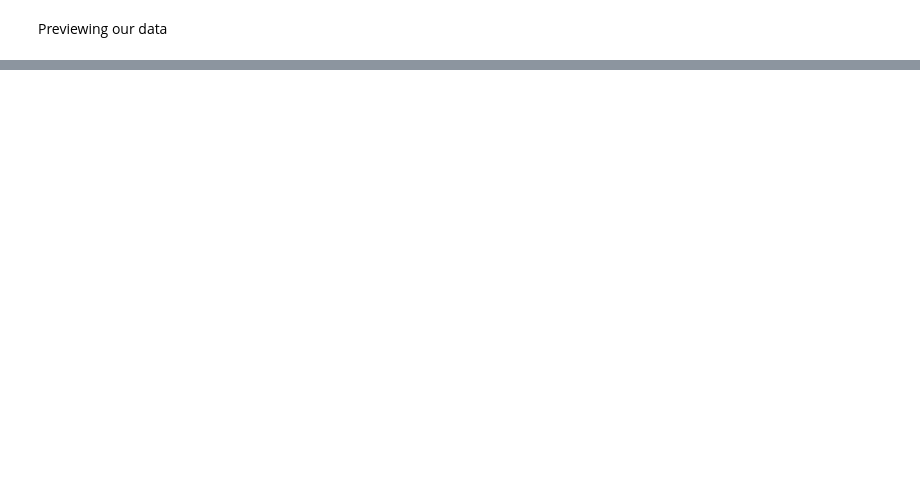
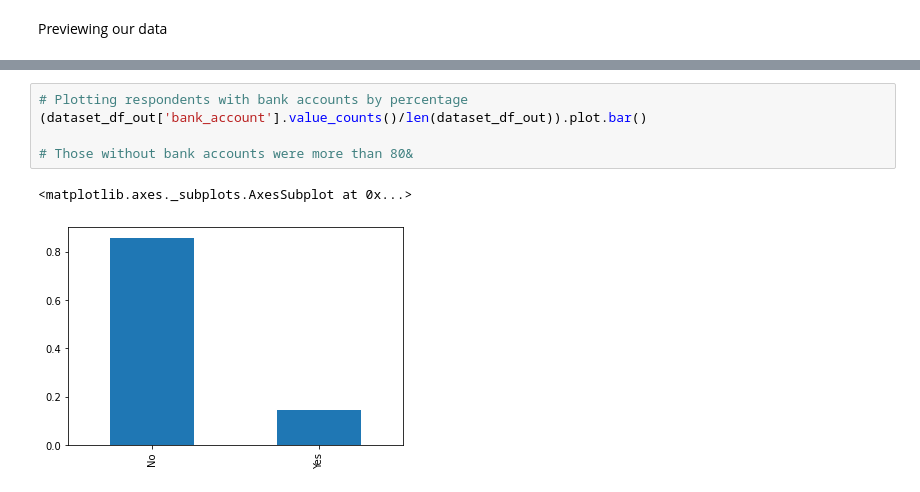
Before and after one commit to Askoye/Financial-Inclusion-Project, a Jupyter notebook: Python_Notebook_Solution_Moringa_Data_Science_Core_W2_Ted_Askoye_Independent_Project_2020_06.ipynb, the cells around one changed output, grey strips where cells are left out. Drawn from its saved outputs; the diff is of its cells as text; blank space fills up the shorter version.

```diff
--- a/Python_Notebook_Solution_Moringa_Data_Science_Core_W2_Ted_Askoye_Independent_Project_2020_06.ipynb
+++ b/Python_Notebook_Solution_Moringa_Data_Science_Core_W2_Ted_Askoye_Independent_Project_2020_06.ipynb
@@ -298,0 +276,8 @@ dataset_df["year"].corr(dataset_df["household_size"])
+# %%
+# Plotting respondents with bank accounts by percentage
+(dataset_df_out['bank_account'].value_counts()/len(dataset_df_out)).plot.bar()
+
+# Those without bank accounts were more than 80&
+# %% [output]
+<matplotlib.axes._subplots.AxesSubplot at 0x...>
+[figure, added]
```
Also changed, not shown: parts of 137 cells of this notebook.
